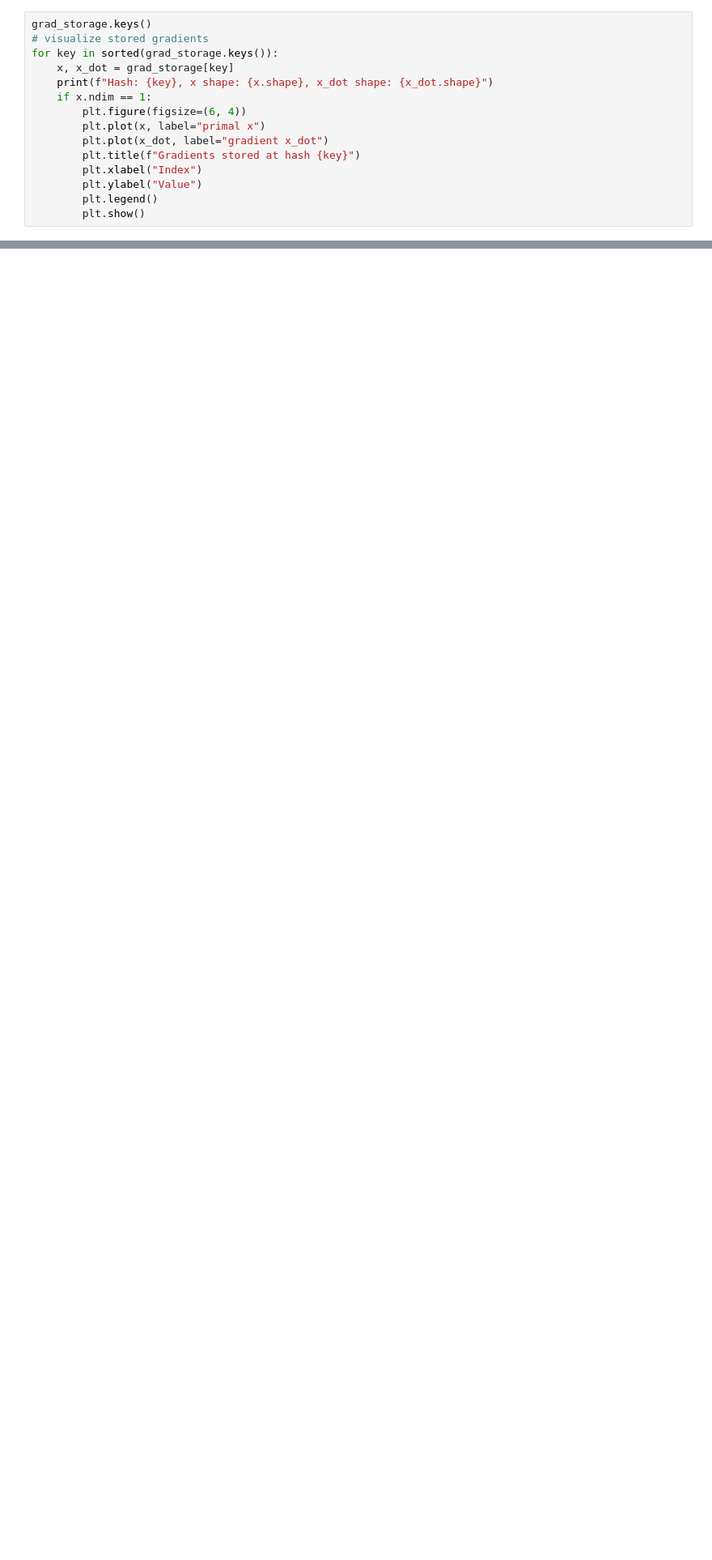
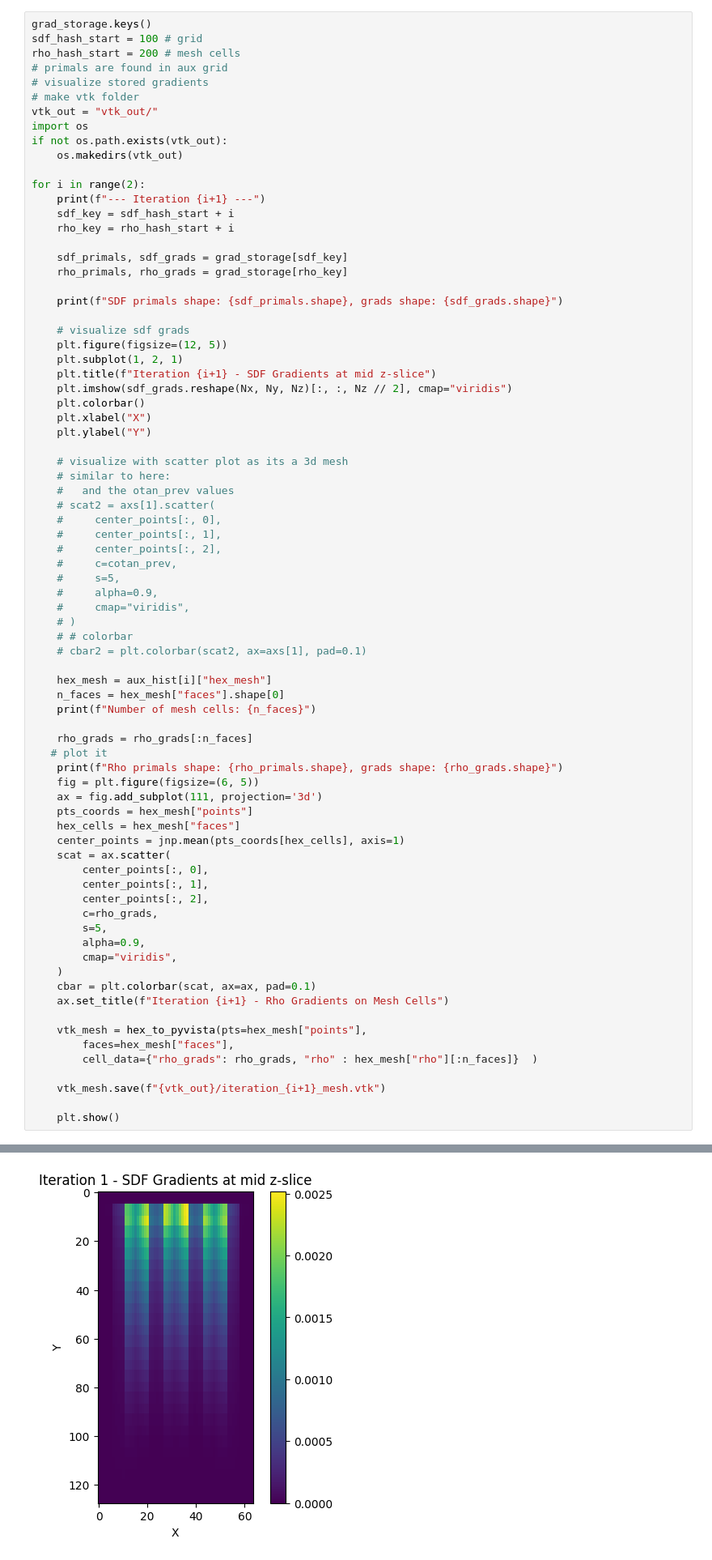
Before and after one commit to pasteurlabs/tesseract-core, a Jupyter notebook: demo/_showcase/ansys-shapeopt/optimization_os.ipynb, the cells around one changed output, grey strips where cells are left out. Shown at 81% size. Drawn from its saved outputs; the diff is of its cells as text; blank space fills up the shorter version.

```diff
--- a/demo/_showcase/ansys-shapeopt/optimization_os.ipynb
+++ b/demo/_showcase/ansys-shapeopt/optimization_os.ipynb
@@ -751,16 +755,78 @@ Iteration 2, Loss: 0.3283
 # %%
 grad_storage.keys()
+sdf_hash_start = 100 # grid
+rho_hash_start = 200 # mesh cells
+# primals are found in aux grid
 # visualize stored gradients
-for key in sorted(grad_storage.keys()):
-    x, x_dot = grad_storage[key]
-    print(f"Hash: {key}, x shape: {x.shape}, x_dot shape: {x_dot.shape}")
-    if x.ndim == 1:
-        plt.figure(figsize=(6, 4))
-        plt.plot(x, label="primal x")
-        plt.plot(x_dot, label="gradient x_dot")
-        plt.title(f"Gradients stored at hash {key}")
-        plt.xlabel("Index")
-        plt.ylabel("Value")
-        plt.legend()
-        plt.show()
+# make vtk folder
+vtk_out = "vtk_out/"
+import os
+if not os.path.exists(vtk_out):
+    os.makedirs(vtk_out)
+
+for i in range(2):
+    print(f"--- Iteration {i+1} ---")
+    sdf_key = sdf_hash_start + i
+    rho_key = rho_hash_start + i
+
+    sdf_primals, sdf_grads = grad_storage[sdf_key]
+    rho_primals, rho_grads = grad_storage[rho_key]
+
+    print(f"SDF primals shape: {sdf_primals.shape}, grads shape: {sdf_grads.shape}")
+
+    # visualize sdf grads
+    plt.figure(figsize=(12, 5))
+    plt.subplot(1, 2, 1)
+    plt.title(f"Iteration {i+1} - SDF Gradients at mid z-slice")
+    plt.imshow(sdf_grads.reshape(Nx, Ny, Nz)[:, :, Nz // 2], cmap="viridis")
+    plt.colorbar()
+    plt.xlabel("X")
+    plt.ylabel("Y")
+
+    # visualize with scatter plot as its a 3d mesh
+    # similar to here:
+    #   and the otan_prev values
+    # scat2 = axs[1].scatter(
+    #     center_points[:, 0],
+    #     center_points[:, 1],
+    #     center_points[:, 2],
+    #     c=cotan_prev,
+    #     s=5,
+    #     alpha=0.9,
+    #     cmap="viridis",
+    # )
+    # # colorbar
+    # cbar2 = plt.colorbar(scat2, ax=axs[1], pad=0.1)
+
+    hex_mesh = aux_hist[i]["hex_mesh"]
+    n_faces = hex_mesh["faces"].shape[0]
+    print(f"Number of mesh cells: {n_faces}")
+
+    rho_grads = rho_grads[:n_faces]
+   # plot it
+    print(f"Rho primals shape: {rho_primals.shape}, grads shape: {rho_grads.shape}")
+    fig = plt.figure(figsize=(6, 5))
+    ax = fig.add_subplot(111, projection='3d')
+    pts_coords = hex_mesh["points"]
+    hex_cells = hex_mesh["faces"]
+    center_points = jnp.mean(pts_coords[hex_cells], axis=1)
+    scat = ax.scatter(
+        center_points[:, 0],
+        center_points[:, 1],
+        center_points[:, 2],
+        c=rho_grads,
+        s=5,
+        alpha=0.9,
+        cmap="viridis",
+    )
+    cbar = plt.colorbar(scat, ax=ax, pad=0.1)
+    ax.set_title(f"Iteration {i+1} - Rho Gradients on Mesh Cells")
+
+    vtk_mesh = hex_to_pyvista(pts=hex_mesh["points"],
+        faces=hex_mesh["faces"],
+        cell_data={"rho_grads": rho_grads, "rho" : hex_mesh["rho"][:n_faces]}  )
+
+    vtk_mesh.save(f"{vtk_out}/iteration_{i+1}_mesh.vtk")
+
+    plt.show()
 # %% [output]
@@ -767,0 +837 @@ dict_keys([200, 100, 201, 101])
+[figure, added]
```
Also changed, not shown: parts of 2 cells of this notebook, 2 other files.
